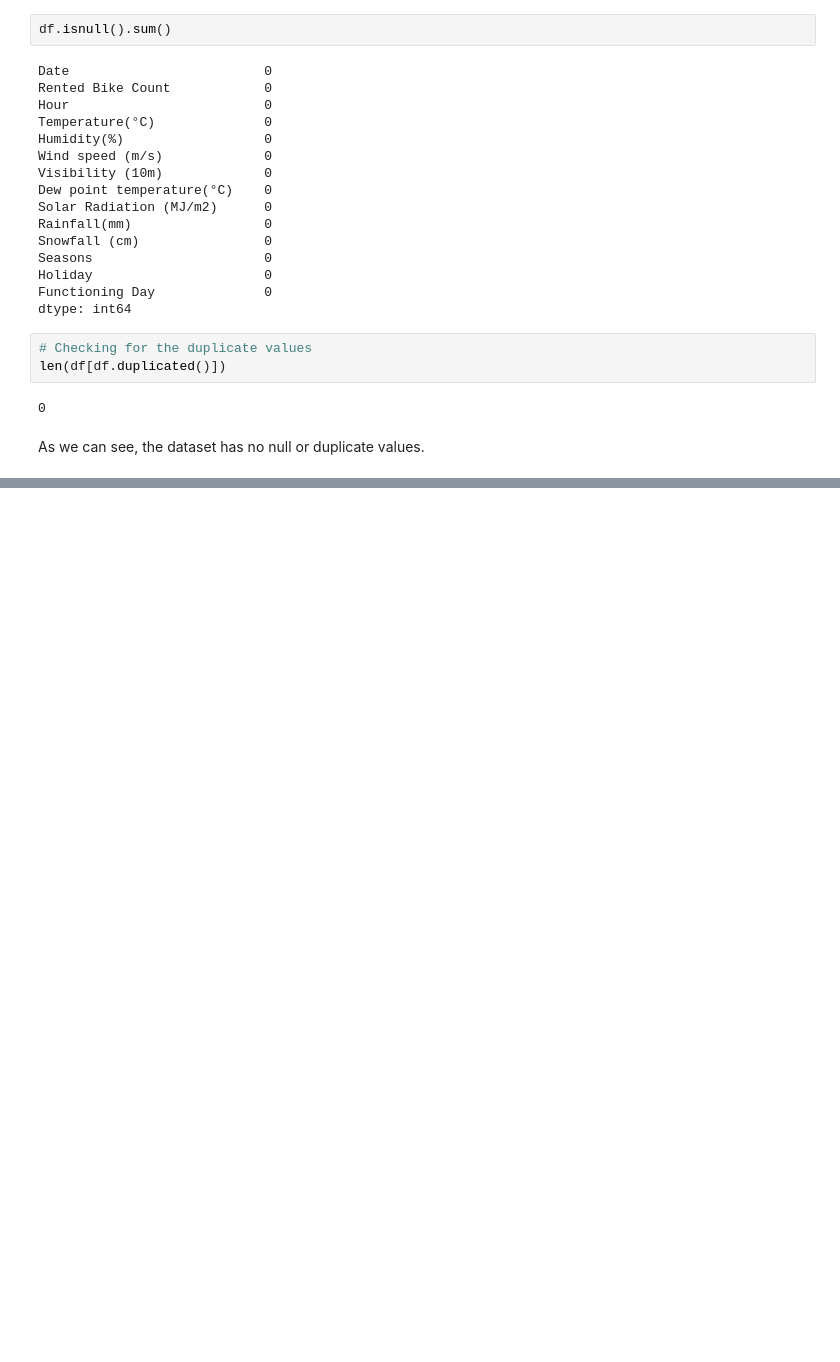
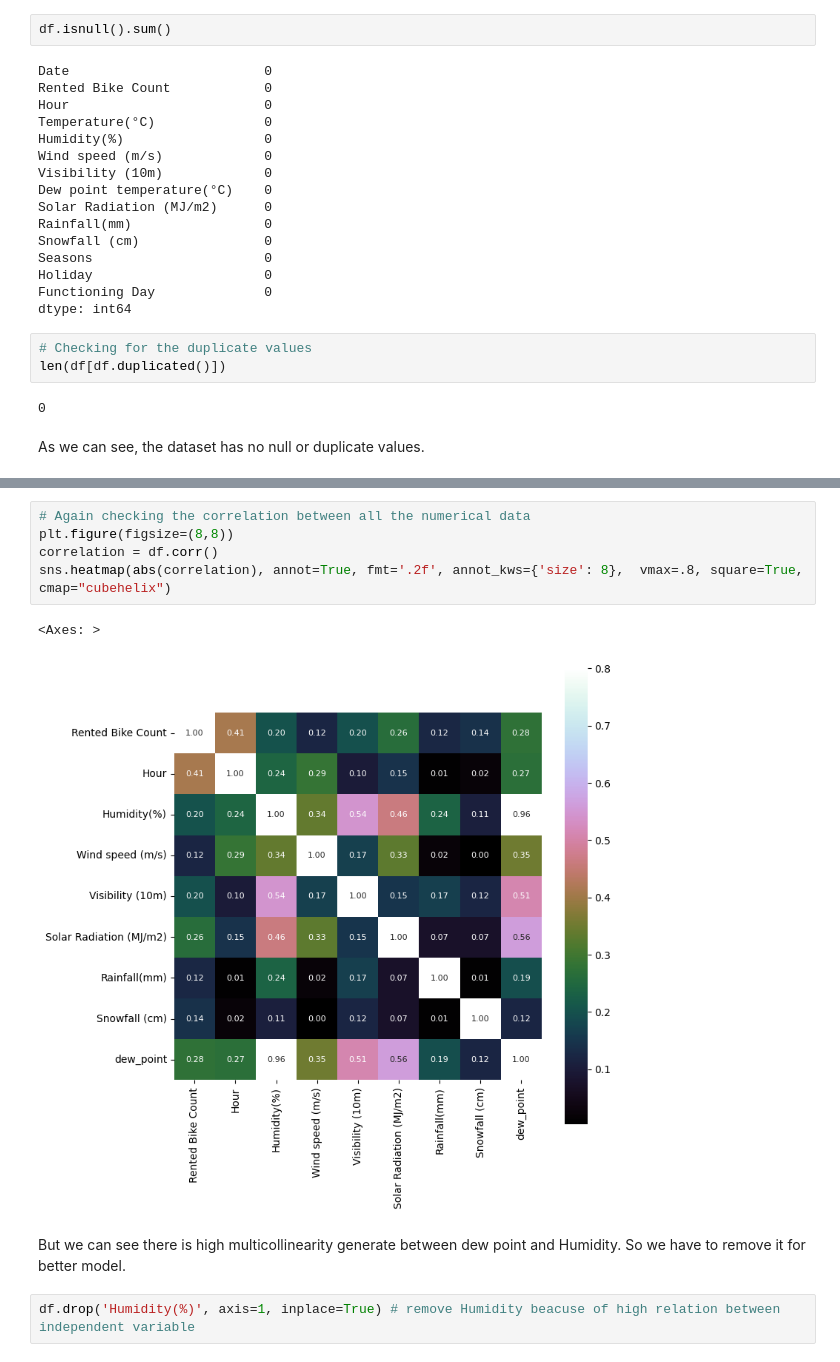
Before and after one commit to waghpallavi/Bike-Sharing-Demand-Prediction, a Jupyter notebook: Bike_Sharing_Demand_Prediction.ipynb, the cells around one changed output, grey strips where cells are left out. Saved outputs shown, nothing was run; the diff lists cells and outputs as text; blank space fills up the shorter version.

```diff
--- a/Bike_Sharing_Demand_Prediction.ipynb
+++ b/Bike_Sharing_Demand_Prediction.ipynb
@@ -188,0 +280,12 @@ As we can see, the dataset has no null or duplicate values.
+# %%
+# Again checking the correlation between all the numerical data
+plt.figure(figsize=(8,8))
+correlation = df.corr()
+sns.heatmap(abs(correlation), annot=True, fmt='.2f', annot_kws={'size': 8},  vmax=.8, square=True, cmap="cubehelix")
+# %% [output]
+<Axes: >
+[figure, added]
+# %% [markdown]
+But we can see there is high multicollinearity generate between dew point and Humidity. So we have to remove it for better model.
+# %%
+df.drop('Humidity(%)', axis=1, inplace=True) # remove Humidity beacuse of high relation between independent variable
```
Also changed, not shown: parts of 19 cells of this notebook.
